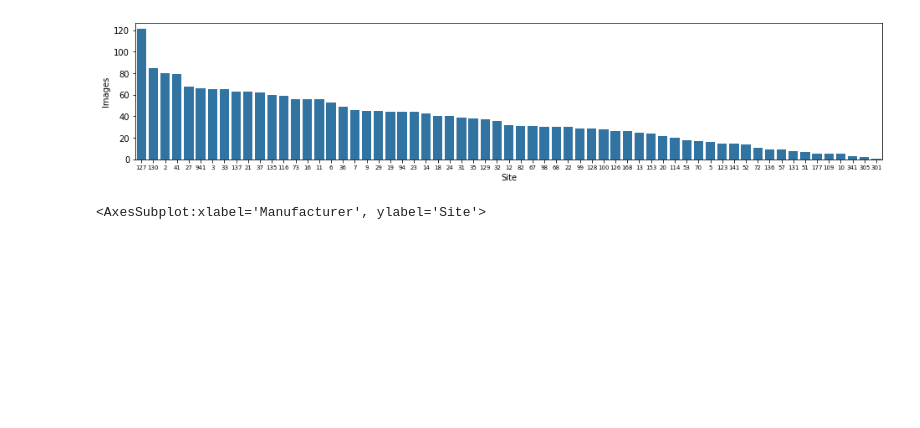
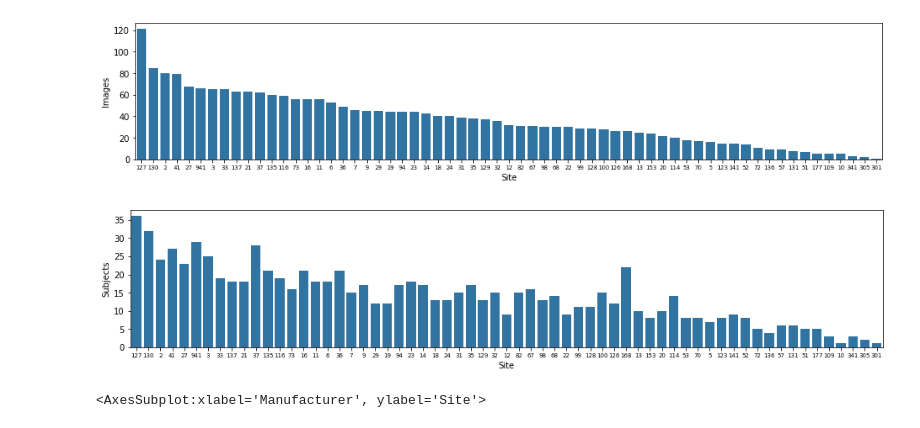
Before and after one commit to DeepLearningForPrecisionHealthLab/ARMED_MixedEffectsDL, a Jupyter notebook: adni_t1w/site_differences.ipynb, the cells around one changed output. Drawn from its saved outputs; the diff is of its cells as text; code cells hidden in the pictures; blank space fills up the shorter version.

```diff
--- a/adni_t1w/site_differences.ipynb
+++ b/adni_t1w/site_differences.ipynb
@@ -34,6 +41,18 @@ sns.barplot(x=dfSiteCounts.index, y=dfSiteCounts['Images'], order=sortorder, ax=
 ax.tick_params(axis='x', labelsize=7)
 # %% [output]
 [figure]
+# %%
+# Count number of subjects per site
+dfSubjects = df.loc[~df['Subject'].duplicated()]
+
+dfSiteSubjectCounts = dfSubjects['Site'].value_counts(ascending=False).to_frame('Subjects')
+dfSiteSubjectCounts.index.name = 'Site'
+
+fig, ax = plt.subplots(figsize=(16, 3))
+sns.barplot(x=dfSiteSubjectCounts.index, y=dfSiteSubjectCounts['Subjects'], order=sortorder, ax=ax, color='C0')
+ax.tick_params(axis='x', labelsize=7)
+# %% [output]
+[figure, added]
 # %%
 # Compute frequency of scanner manufacturers at each site
 dfManuFreq = df.groupby('Site')['Manufacturer'].value_counts(normalize=True).to_frame('Frequency')
```
Also changed, not shown: parts of 4 cells of this notebook.
